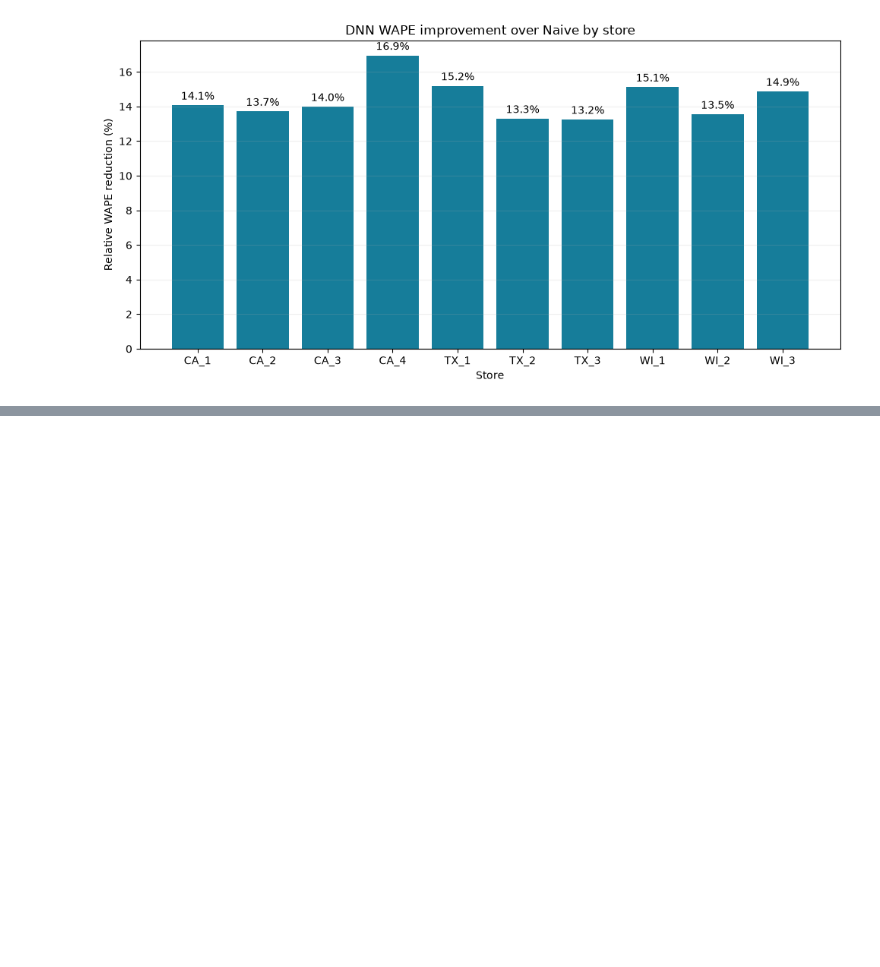
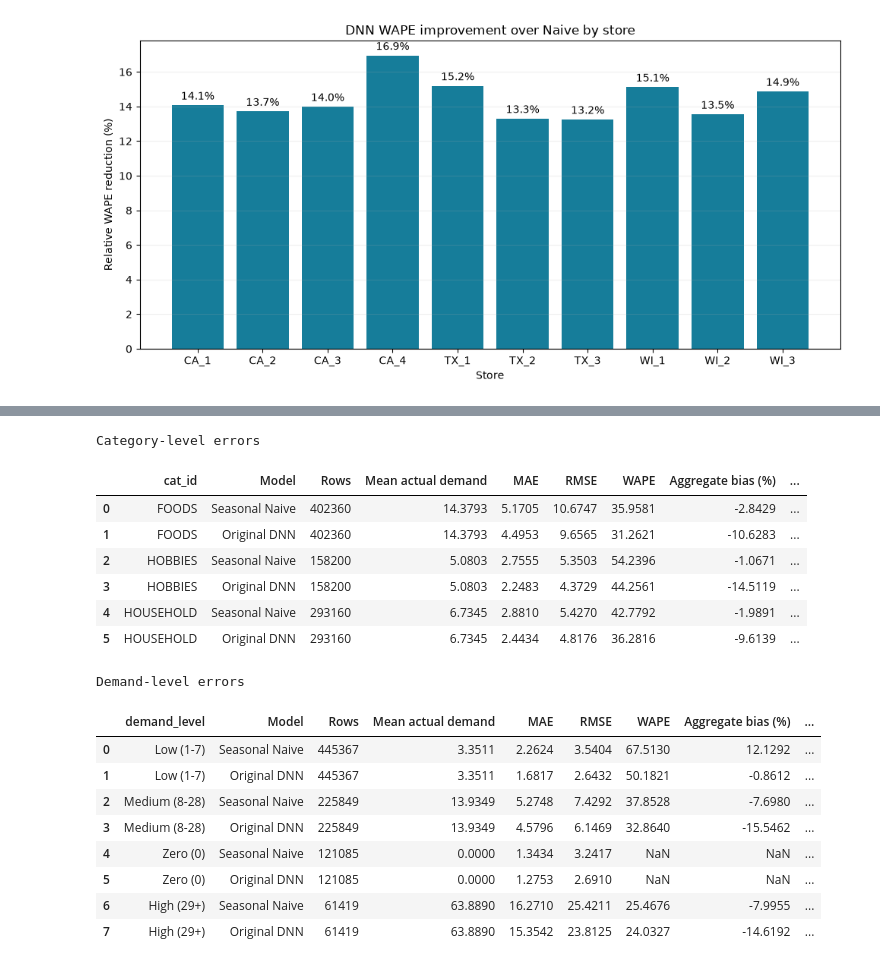
Before and after one commit to lasithalankajeewa/ML-StockPredict, a Jupyter notebook: notebooks/03_model_experiments.ipynb, the cells around one changed output, grey strips where cells are left out. Saved outputs shown, nothing was run; the diff lists cells and outputs as text; code cells hidden in the pictures; blank space fills up the shorter version.

```diff
--- a/notebooks/03_model_experiments.ipynb
+++ b/notebooks/03_model_experiments.ipynb
@@ -1731,0 +1807,77 @@ DNN has lower WAPE in 10 of 10 stores.
+# %%
+def grouped_error_metrics(frame, group_column):
+    rows = []
+    model_columns = {
+        "Seasonal Naive": "naive_prediction",
+        "Original DNN": "model_prediction",
+    }
+    for group_value, group in frame.groupby(group_column, observed=True, sort=False):
+        actual = group["target_7d"].to_numpy(dtype="float64")
+        actual_total = np.abs(actual).sum()
+        for model_name, prediction_column in model_columns.items():
+            predicted = group[prediction_column].to_numpy(dtype="float64")
+            error = predicted - actual
+            rows.append({
+                group_column: str(group_value),
+                "Model": model_name,
+                "Rows": len(group),
+                "Mean actual demand": actual.mean(),
+                "MAE": np.abs(error).mean(),
+                "RMSE": np.sqrt(np.square(error).mean()),
+                "WAPE": np.abs(error).sum() / actual_total * 100 if actual_total else np.nan,
+                "Aggregate bias (%)": error.sum() / actual_total * 100 if actual_total else np.nan,
+            })
+    return pd.DataFrame(rows)
+
+category_error_metrics = grouped_error_metrics(test_error_data, "cat_id")
+demand_level_error_metrics = grouped_error_metrics(test_error_data, "demand_level")
+
+# Add relative WAPE reduction within groups where WAPE is defined.
+for table, group_column in [
+    (category_error_metrics, "cat_id"),
+    (demand_level_error_metrics, "demand_level"),
+]:
+    naive_wape = (
+        table.loc[table["Model"] == "Seasonal Naive", [group_column, "WAPE"]]
+        .set_index(group_column)["WAPE"]
+    )
+    table["WAPE improvement vs naive (%)"] = table.apply(
+        lambda row: (
+            (naive_wape[row[group_column]] - row["WAPE"])
+            / naive_wape[row[group_column]] * 100
+            if np.isfinite(row["WAPE"])
+            and np.isfinite(naive_wape[row[group_column]])
+            and naive_wape[row[group_column]] > 0
+            else np.nan
+        ),
+        axis=1,
+    )
+
+print("Category-level errors")
+display(category_error_metrics.round(4))
+print("Demand-level errors")
+display(demand_level_error_metrics.round(4))
+
+category_error_metrics.to_csv(FINAL_RESULTS_DIR / "category_error_metrics.csv", index=False)
+demand_level_error_metrics.to_csv(
+    FINAL_RESULTS_DIR / "demand_level_error_metrics.csv", index=False
+)
+# %% [output]
+Category-level errors
+|  | cat_id | Model | Rows | Mean actual demand | MAE | RMSE | WAPE | Aggregate bias (%) | ... |
+| 0 | FOODS | Seasonal Naive | 402360 | 14.3793 | 5.1705 | 10.6747 | 35.9581 | -2.8429 | ... |
+| 1 | FOODS | Original DNN | 402360 | 14.3793 | 4.4953 | 9.6565 | 31.2621 | -10.6283 | ... |
+| 2 | HOBBIES | Seasonal Naive | 158200 | 5.0803 | 2.7555 | 5.3503 | 54.2396 | -1.0671 | ... |
+| 3 | HOBBIES | Original DNN | 158200 | 5.0803 | 2.2483 | 4.3729 | 44.2561 | -14.5119 | ... |
+| 4 | HOUSEHOLD | Seasonal Naive | 293160 | 6.7345 | 2.8810 | 5.4270 | 42.7792 | -1.9891 | ... |
+| 5 | HOUSEHOLD | Original DNN | 293160 | 6.7345 | 2.4434 | 4.8176 | 36.2816 | -9.6139 | ... |
+Demand-level errors
+|  | demand_level | Model | Rows | Mean actual demand | MAE | RMSE | WAPE | Aggregate bias (%) | ... |
+| 0 | Low (1-7) | Seasonal Naive | 445367 | 3.3511 | 2.2624 | 3.5404 | 67.5130 | 12.1292 | ... |
+| 1 | Low (1-7) | Original DNN | 445367 | 3.3511 | 1.6817 | 2.6432 | 50.1821 | -0.8612 | ... |
+| 2 | Medium (8-28) | Seasonal Naive | 225849 | 13.9349 | 5.2748 | 7.4292 | 37.8528 | -7.6980 | ... |
+| 3 | Medium (8-28) | Original DNN | 225849 | 13.9349 | 4.5796 | 6.1469 | 32.8640 | -15.5462 | ... |
+| 4 | Zero (0) | Seasonal Naive | 121085 | 0.0000 | 1.3434 | 3.2417 | NaN | NaN | ... |
+| 5 | Zero (0) | Original DNN | 121085 | 0.0000 | 1.2753 | 2.6910 | NaN | NaN | ... |
+| 6 | High (29+) | Seasonal Naive | 61419 | 63.8890 | 16.2710 | 25.4211 | 25.4676 | -7.9955 | ... |
+| 7 | High (29+) | Original DNN | 61419 | 63.8890 | 15.3542 | 23.8125 | 24.0327 | -14.6192 | ... |
```
Also changed, not shown: parts of 5 cells of this notebook, 4 other files.
